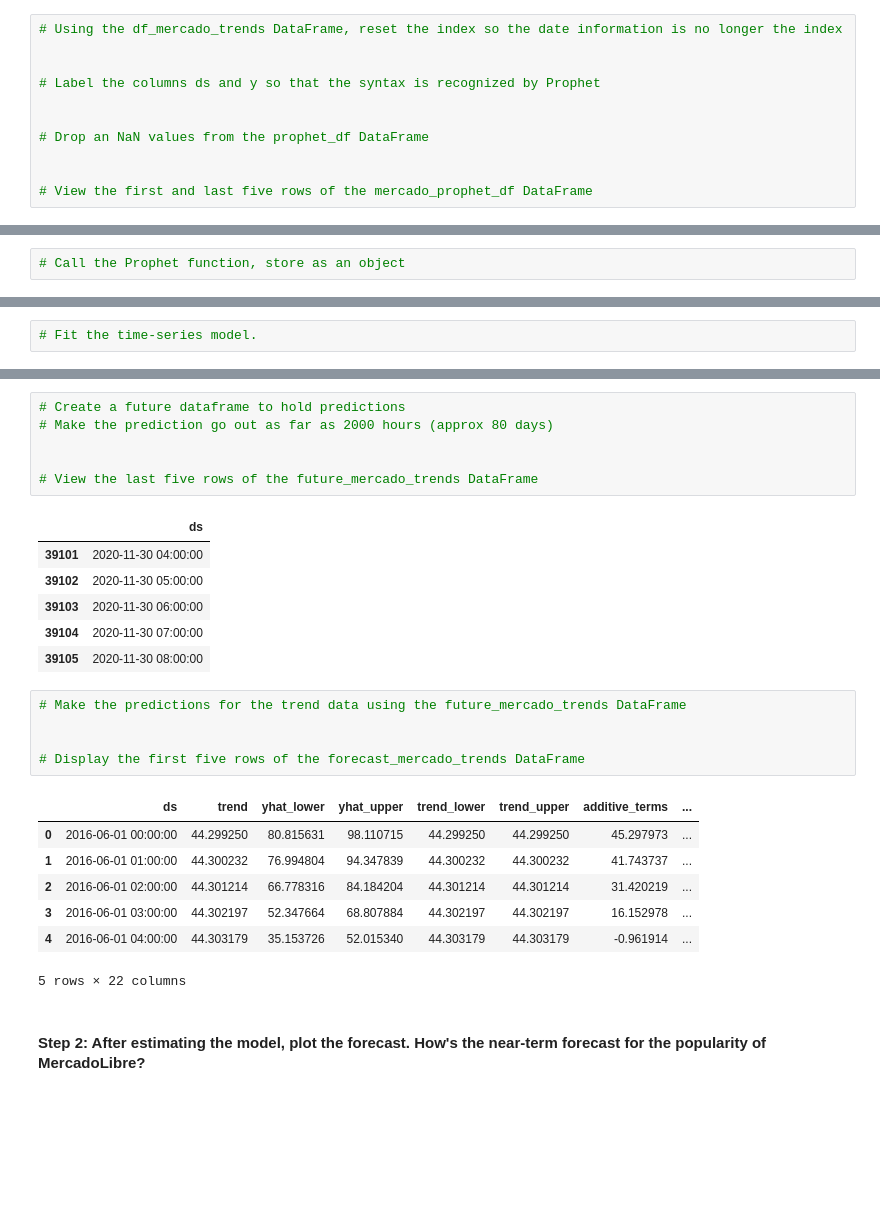
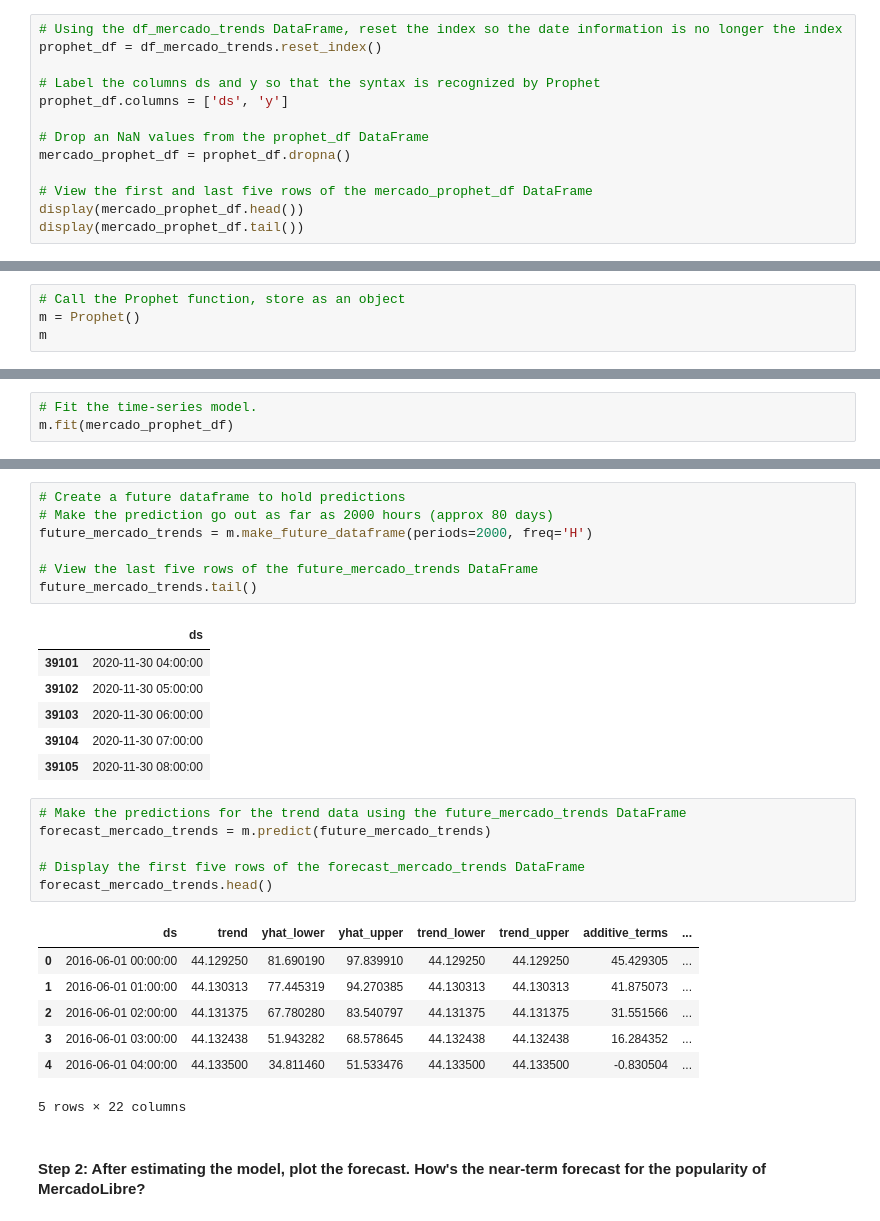
Before and after one commit to rjrdelatorre/prophet-challenge, a Jupyter notebook: forecasting_net_prophet_copy.ipynb, the cells around one changed output, grey strips where cells are left out. Drawn from its saved outputs; the diff is of its cells as text; blank space fills up the shorter version.

```diff
--- a/forecasting_net_prophet_copy.ipynb
+++ b/forecasting_net_prophet_copy.ipynb
@@ -382,15 +382,17 @@ Now, you need to produce a time series model that analyzes and forecasts pattern
 #### Step 1: Set up the Google search data for a Prophet forecasting model.
 # %%
 # Using the df_mercado_trends DataFrame, reset the index so the date information is no longer the index
-
+prophet_df = df_mercado_trends.reset_index()
 
 # Label the columns ds and y so that the syntax is recognized by Prophet
-
+prophet_df.columns = ['ds', 'y']
 
 # Drop an NaN values from the prophet_df DataFrame
-
+mercado_prophet_df = prophet_df.dropna()
 
 # View the first and last five rows of the mercado_prophet_df DataFrame
+display(mercado_prophet_df.head())
+display(mercado_prophet_df.tail())
 # %% [output]
 |  | ds | y |
 | 0 | 2016-06-01 00:00:00 | 97 |
@@ -406,8 +408,11 @@ Now, you need to produce a time series model that analyzes and forecasts pattern
 | 37105 | 2020-09-08 00:00:00 | 96 |
 # %%
 # Call the Prophet function, store as an object
+m = Prophet()
+m
 # %% [output]
 <prophet.forecaster.Prophet at 0x...>
 # %%
 # Fit the time-series model.
+m.fit(mercado_prophet_df)
 # %% [output]
@@ -417,9 +422,10 @@ Now, you need to produce a time series model that analyzes and forecasts pattern
 # %%
 # Create a future dataframe to hold predictions
 # Make the prediction go out as far as 2000 hours (approx 80 days)
-
+future_mercado_trends = m.make_future_dataframe(periods=2000, freq='H')
 
 # View the last five rows of the future_mercado_trends DataFrame
+future_mercado_trends.tail()
 # %% [output]
 |  | ds |
 | 39101 | 2020-11-30 04:00:00 |
@@ -429,16 +435,17 @@ Now, you need to produce a time series model that analyzes and forecasts pattern
 | 39105 | 2020-11-30 08:00:00 |
 # %%
 # Make the predictions for the trend data using the future_mercado_trends DataFrame
-
+forecast_mercado_trends = m.predict(future_mercado_trends)
 
 # Display the first five rows of the forecast_mercado_trends DataFrame
+forecast_mercado_trends.head()
 # %% [output]
 |  | ds | trend | yhat_lower | yhat_upper | trend_lower | trend_upper | additive_terms | ... |
-| 0 | 2016-06-01 00:00:00 | 44.299250 | 80.815631 | 98.110715 | 44.299250 | 44.299250 | 45.297973 | ... |
-| 1 | 2016-06-01 01:00:00 | 44.300232 | 76.994804 | 94.347839 | 44.300232 | 44.300232 | 41.743737 | ... |
-| 2 | 2016-06-01 02:00:00 | 44.301214 | 66.778316 | 84.184204 | 44.301214 | 44.301214 | 31.420219 | ... |
-| 3 | 2016-06-01 03:00:00 | 44.302197 | 52.347664 | 68.807884 | 44.302197 | 44.302197 | 16.152978 | ... |
-| 4 | 2016-06-01 04:00:00 | 44.303179 | 35.153726 | 52.015340 | 44.303179 | 44.303179 | -0.961914 | ... |
+| 0 | 2016-06-01 00:00:00 | 44.129250 | 81.690190 | 97.839910 | 44.129250 | 44.129250 | 45.429305 | ... |
+| 1 | 2016-06-01 01:00:00 | 44.130313 | 77.445319 | 94.270385 | 44.130313 | 44.130313 | 41.875073 | ... |
+| 2 | 2016-06-01 02:00:00 | 44.131375 | 67.780280 | 83.540797 | 44.131375 | 44.131375 | 31.551566 | ... |
+| 3 | 2016-06-01 03:00:00 | 44.132438 | 51.943282 | 68.578645 | 44.132438 | 44.132438 | 16.284352 | ... |
+| 4 | 2016-06-01 04:00:00 | 44.133500 | 34.811460 | 51.533476 | 44.133500 | 44.133500 | -0.830504 | ... |
 5 rows × 22 columns
 # %% [markdown]
 #### Step 2: After estimating the model, plot the forecast. How's the near-term forecast for the popularity of MercadoLibre?
```
Also changed, not shown: parts of 5 cells of this notebook.
